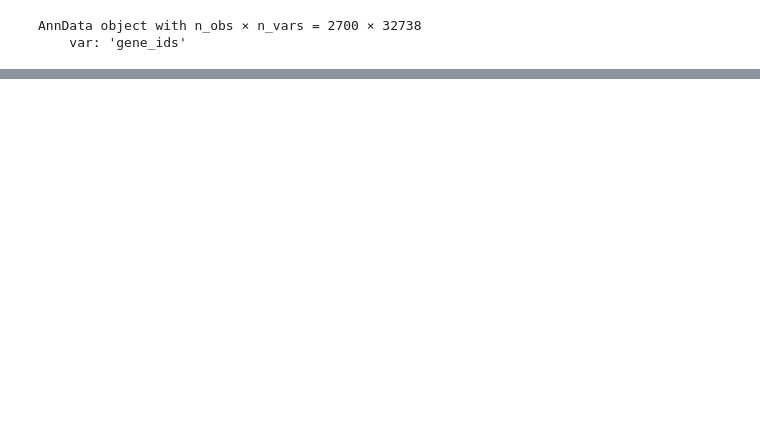
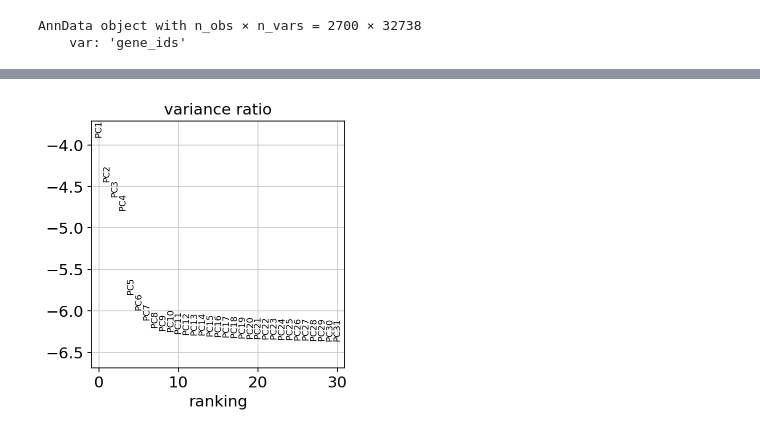
Before and after one commit to ferygood/scpy, a Jupyter notebook: scanpy_demo.ipynb, the cells around one changed output, grey strips where cells are left out. Cells and saved outputs as stored; diff of their text form; code cells hidden in the pictures; blank space fills up the shorter version.

```diff
--- a/scanpy_demo.ipynb
+++ b/scanpy_demo.ipynb
@@ -90,0 +134,4 @@ sc.pl.highly_variable_genes(adata)
+# %%
+sc.pl.pca_variance_ratio(adata, log=True)
+# %% [output]
+[figure, added]
```
Also changed, not shown: parts of 42 cells of this notebook, 4 other files.
